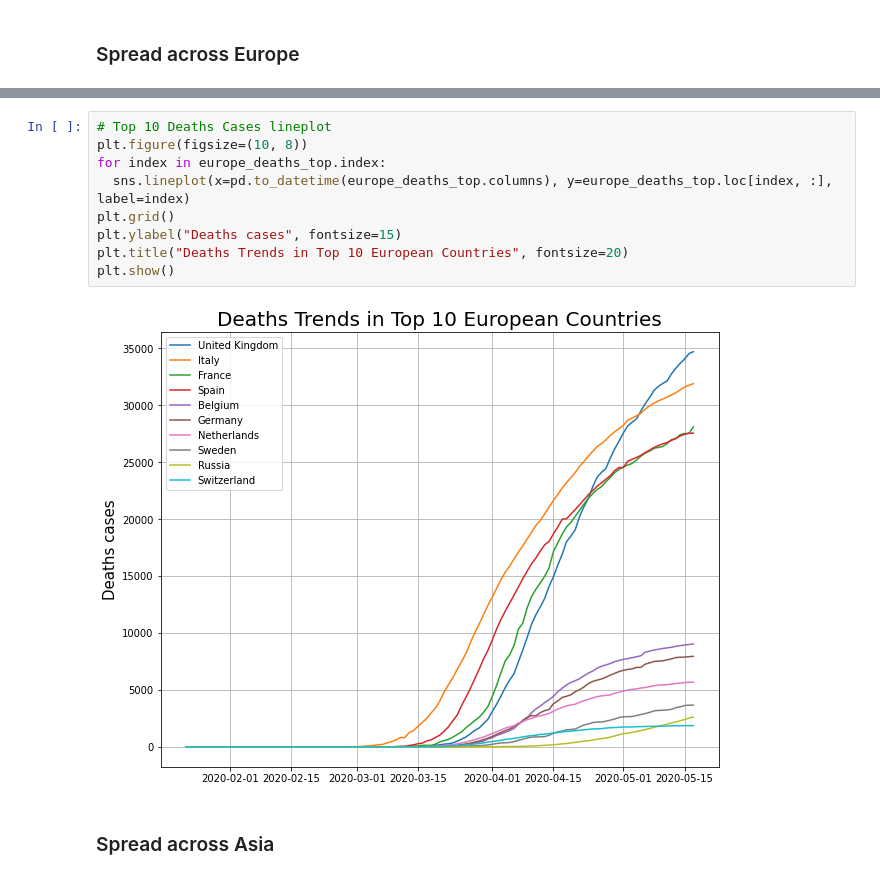
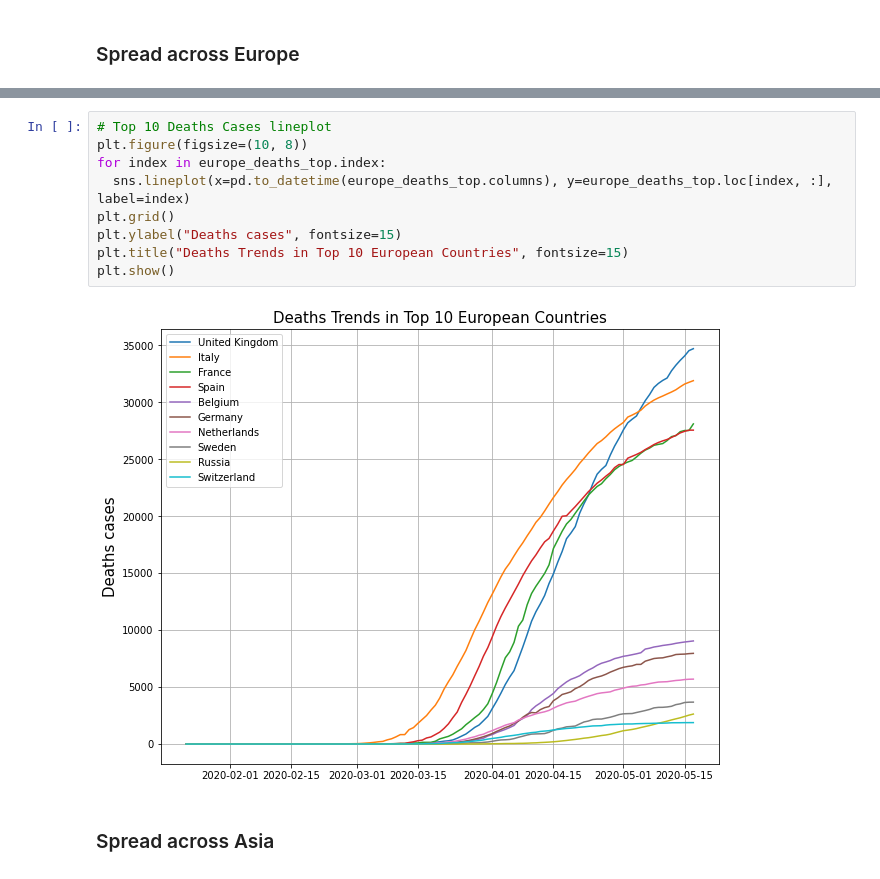
Before and after one commit to ShionFujimori/covid19-analysis, a Jupyter notebook: covid19_analysis.ipynb, the cells around one changed output, grey strips where cells are left out. Saved outputs shown, nothing was run; the diff lists cells and outputs as text.

```diff
--- a/covid19_analysis.ipynb
+++ b/covid19_analysis.ipynb
@@ -649,14 +649,14 @@ plt.show()
 # %%
 # Top 10 Deaths Cases lineplot
 plt.figure(figsize=(10, 8))
 for index in europe_deaths_top.index:
   sns.lineplot(x=pd.to_datetime(europe_deaths_top.columns), y=europe_deaths_top.loc[index, :], label=index)
 plt.grid()
 plt.ylabel("Deaths cases", fontsize=15)
-plt.title("Deaths Trends in Top 10 European Countries", fontsize=20)
+plt.title("Deaths Trends in Top 10 European Countries", fontsize=15)
 plt.show()
 # %% [output]
-[figure, old version]
+[figure, new version]
 # %% [markdown]
 ### Spread across Asia
 # %%
```
Also changed, not shown: parts of 14 cells of this notebook.
